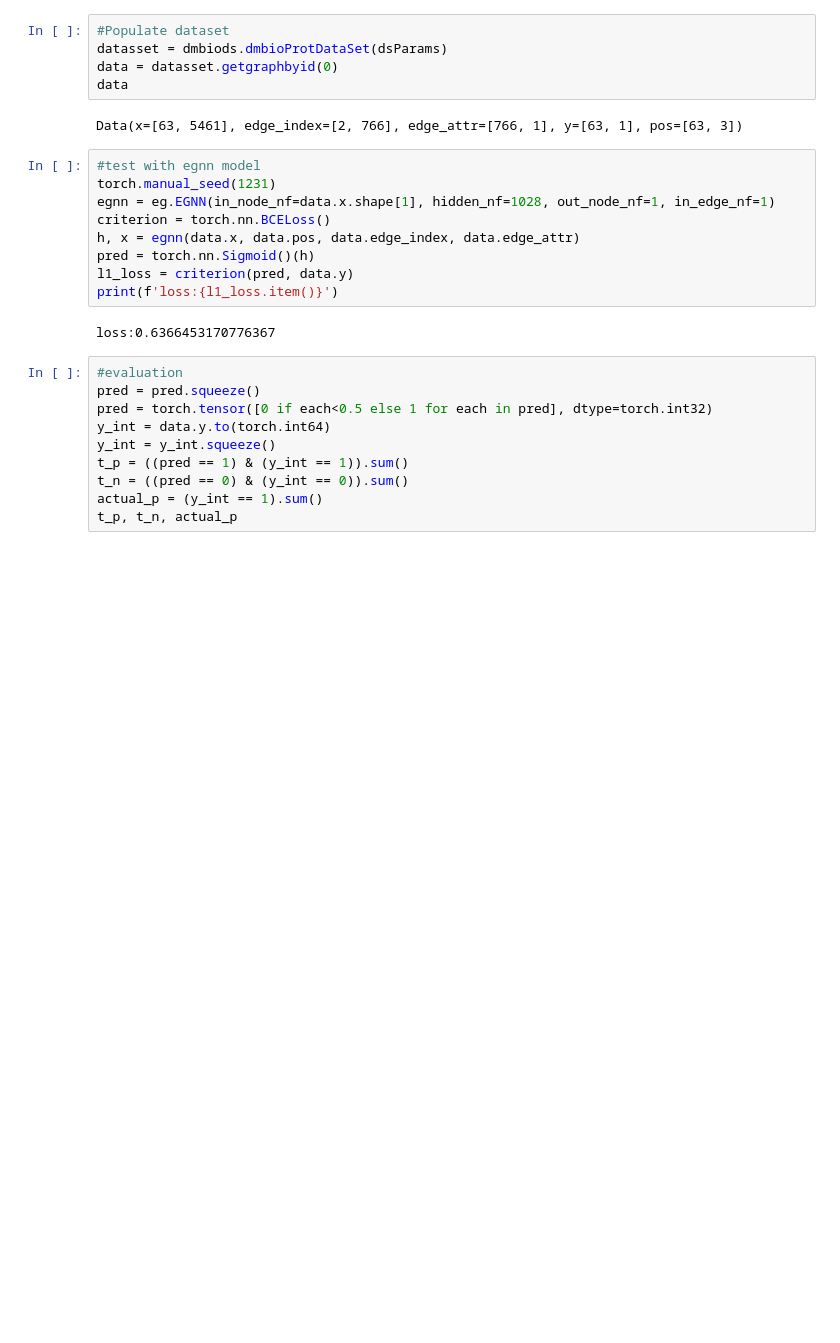
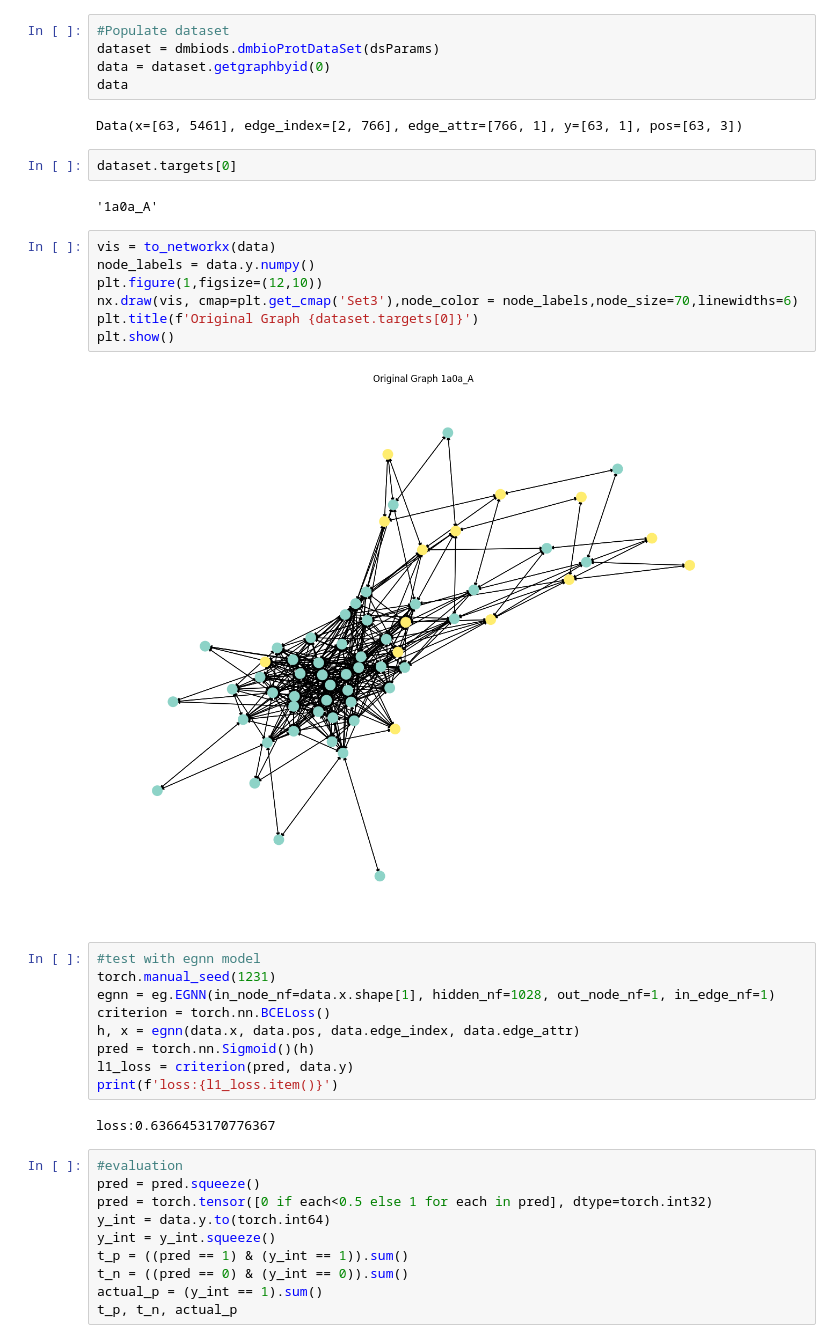
Before and after one commit to deepmorph-bio/Prot-DNA_experiments, a Jupyter notebook: testDataSet.ipynb, the cells around one changed output. Cells and saved outputs as stored; diff of their text form; blank space fills up the shorter version.

Commit message:
added graph visualization

```diff
--- a/testDataSet.ipynb
+++ b/testDataSet.ipynb
@@ -24,11 +28,24 @@ dsParams = dmbiods.dmbioProtDataSetParams(
 )
 # %%
 #Populate dataset
-datasset = dmbiods.dmbioProtDataSet(dsParams)
-data = datasset.getgraphbyid(0)
+dataset = dmbiods.dmbioProtDataSet(dsParams)
+data = dataset.getgraphbyid(0)
 data
 # %% [output]
 Data(x=[63, 5461], edge_index=[2, 766], edge_attr=[766, 1], y=[63, 1], pos=[63, 3])
+# %%
+dataset.targets[0]
+# %% [output]
+'1a0a_A'
+# %%
+vis = to_networkx(data)
+node_labels = data.y.numpy()
+plt.figure(1,figsize=(12,10))
+nx.draw(vis, cmap=plt.get_cmap('Set3'),node_color = node_labels,node_size=70,linewidths=6)
+plt.title(f'Original Graph {dataset.targets[0]}')
+plt.show()
+# %% [output]
+[figure, added]
 # %%
 #test with egnn model
 torch.manual_seed(1231)
```
Also changed, not shown: parts of 2 cells of this notebook, 1 other file.
